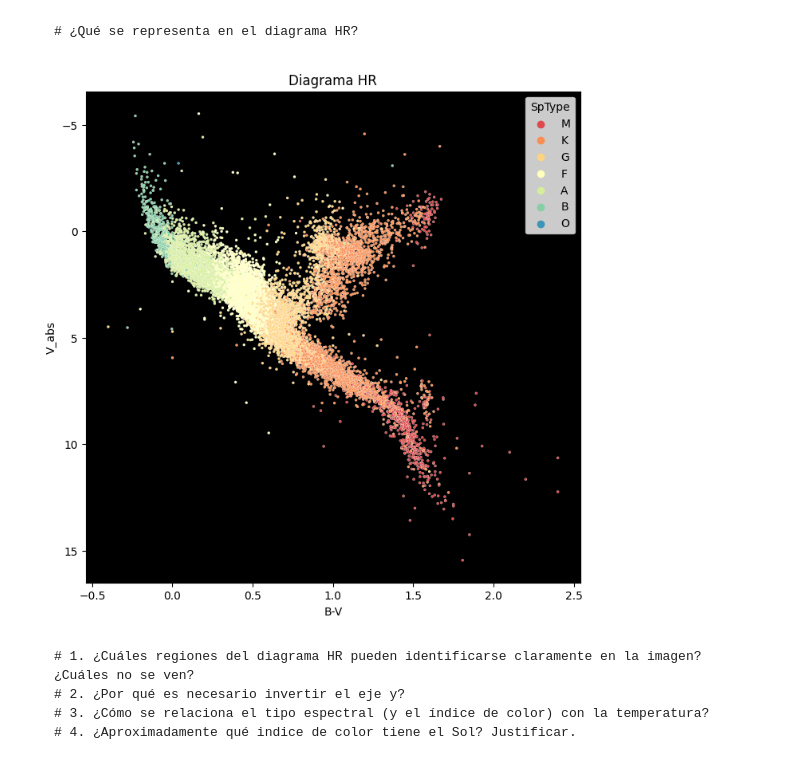
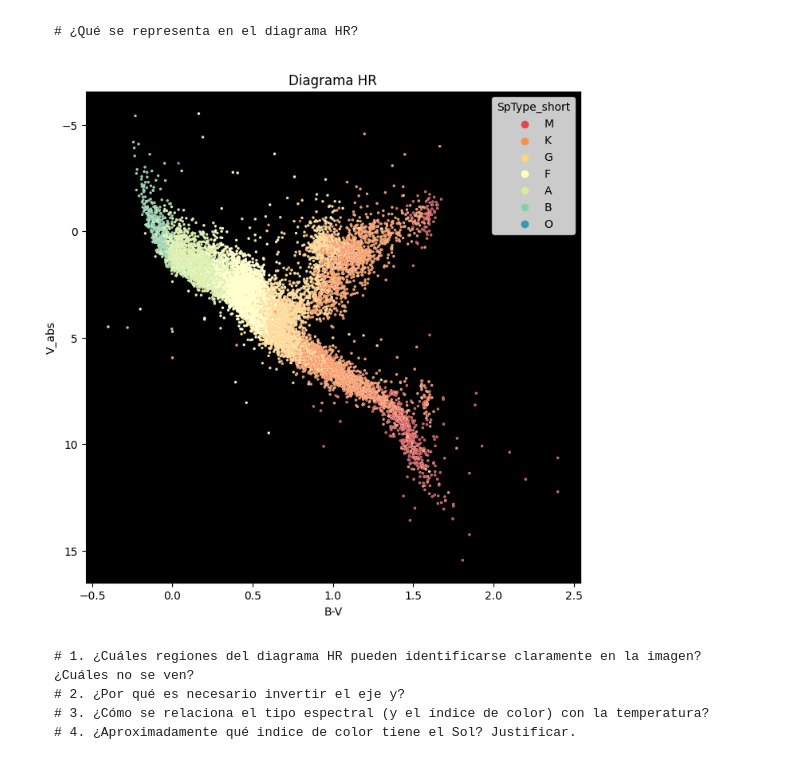
Before and after one commit to molkrovic/Tipos-espectrales, a Jupyter notebook: src/tipos_espectrales.ipynb, the cells around one changed output. Cells and saved outputs as stored; diff of their text form; code cells hidden in the pictures.

````diff
--- a/src/tipos_espectrales.ipynb
+++ b/src/tipos_espectrales.ipynb
@@ -116,11 +149,11 @@ df = df[df['Plx']>0].reset_index(drop=True)
 # %%
-df['e_Plx'] = df['e_Plx'].apply(convertir_plx)
+df['e_Plx_arcsec'] = df['e_Plx'].apply(convertir_plx)
 # %%
-df = df[df['e_Plx']>0].reset_index(drop=True)
+df = df[df['e_Plx_arcsec']>0].reset_index(drop=True)
 # %% [markdown]
 Filtrar para dejar únicamente las estrellas con error en su paralaje menor al 10% (del valor de paralaje).
 # %%
-df = df[df['e_Plx'] < 0.1*df['Plx']].reset_index(drop=True)
+df = df[df['e_Plx_arcsec'] < 0.1*df['Plx_arcsec']].reset_index(drop=True)
 # %% [markdown]
 Calcular la distancia en pc.
 # %% [markdown]
@@ -130,7 +163,7 @@ Calcular la distancia en pc.
 # ¿Cómo se calcula la distancia a partir del valor de paralaje?
 ```
 # %%
-df['d_pc'] = 1/df['Plx']
+df['d_pc'] = 1/df['Plx_arcsec']
 # %%
 df.sample(5)
 # %% [output]
@@ -179,13 +231,13 @@ df.sample(5)
 ```
 # %%
 plt.figure(figsize=(8,8))
-ax = sns.scatterplot(data=df, x='B-V', y='V_abs', hue='SpType', hue_order=['M', 'K', 'G', 'F', 'A', 'B', 'O'], palette='Spectral', s=5)
+ax = sns.scatterplot(data=df, x='B-V', y='V_abs', hue='SpType_short', hue_order=['M', 'K', 'G', 'F', 'A', 'B', 'O'], palette='Spectral', s=5)
 ax.invert_yaxis()
 ax.set_facecolor('black')
 plt.title('Diagrama HR')
 plt.show()
 # %% [output]
-[figure, old version]
+[figure, new version]
 # %% [markdown]
 
 
````
Also changed, not shown: parts of 19 cells of this notebook, 1 other file.
